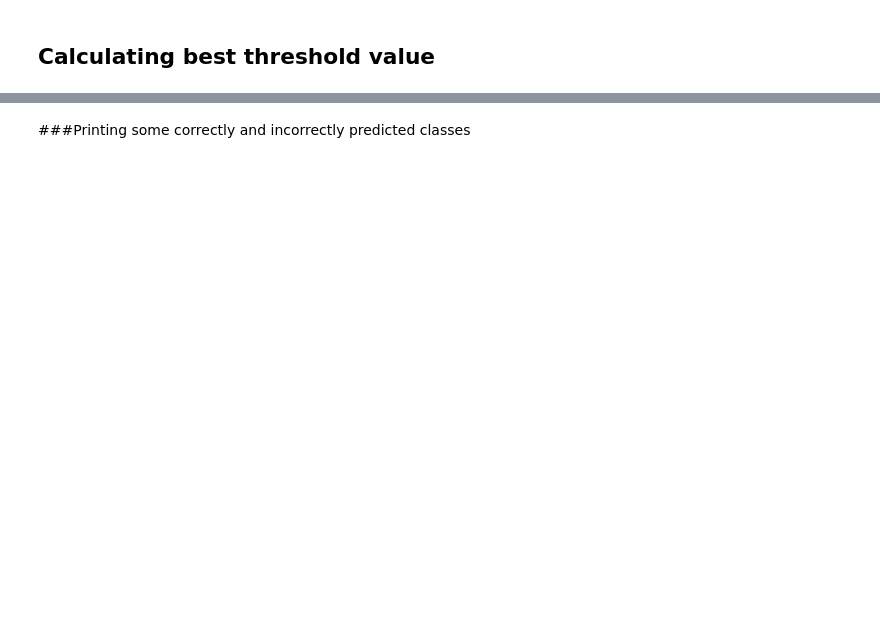
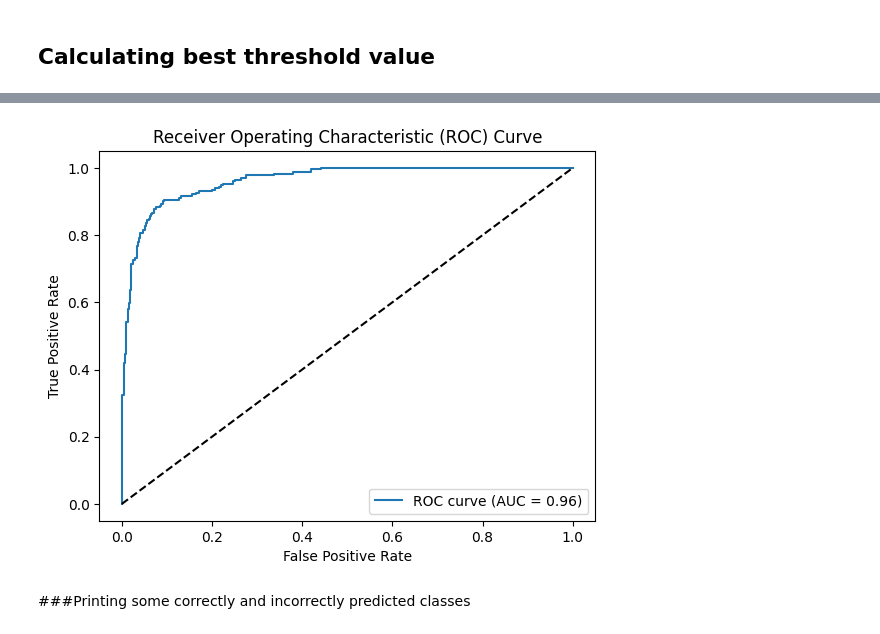
Before and after one commit to roshanaryal/cnnmodelforpneumoniadetection, a Jupyter notebook: pneumonia_detection_using_cnn_new_file_final.ipynb, the cells around one changed output, grey strips where cells are left out. Cells and saved outputs as stored; diff of their text form; code cells hidden in the pictures; blank space fills up the shorter version.

```diff
--- a/pneumonia_detection_using_cnn_new_file_final.ipynb
+++ b/pneumonia_detection_using_cnn_new_file_final.ipynb
@@ -795,3 +802,22 @@ sns.heatmap(cm,cmap= "Blues", linecolor = 'black' , linewidth = 1 , annot = True
+# %%
+from sklearn.metrics import roc_curve
+from sklearn.metrics import auc
+#Roc curve
+fpr, tpr, thresholds = roc_curve(y_test, predictions)
+
+# Calculate the Area Under the Curve (AUC)
+roc_auc = auc(fpr, tpr)
+
+# Plot the ROC curve
+plt.plot(fpr, tpr, label='ROC curve (AUC = %0.2f)' % roc_auc)
+plt.plot([0, 1], [0, 1], 'k--')  # Plotting the diagonal line (random classifier)
+plt.xlabel('False Positive Rate')
+plt.ylabel('True Positive Rate')
+plt.title('Receiver Operating Characteristic (ROC) Curve')
+plt.legend(loc='lower right')
+plt.show()
+# %% [output]
+[figure, added]
 # %% [markdown]
 ###Printing some correctly and incorrectly predicted classes
 # %%
```
Also changed, not shown: parts of 20 cells of this notebook.
